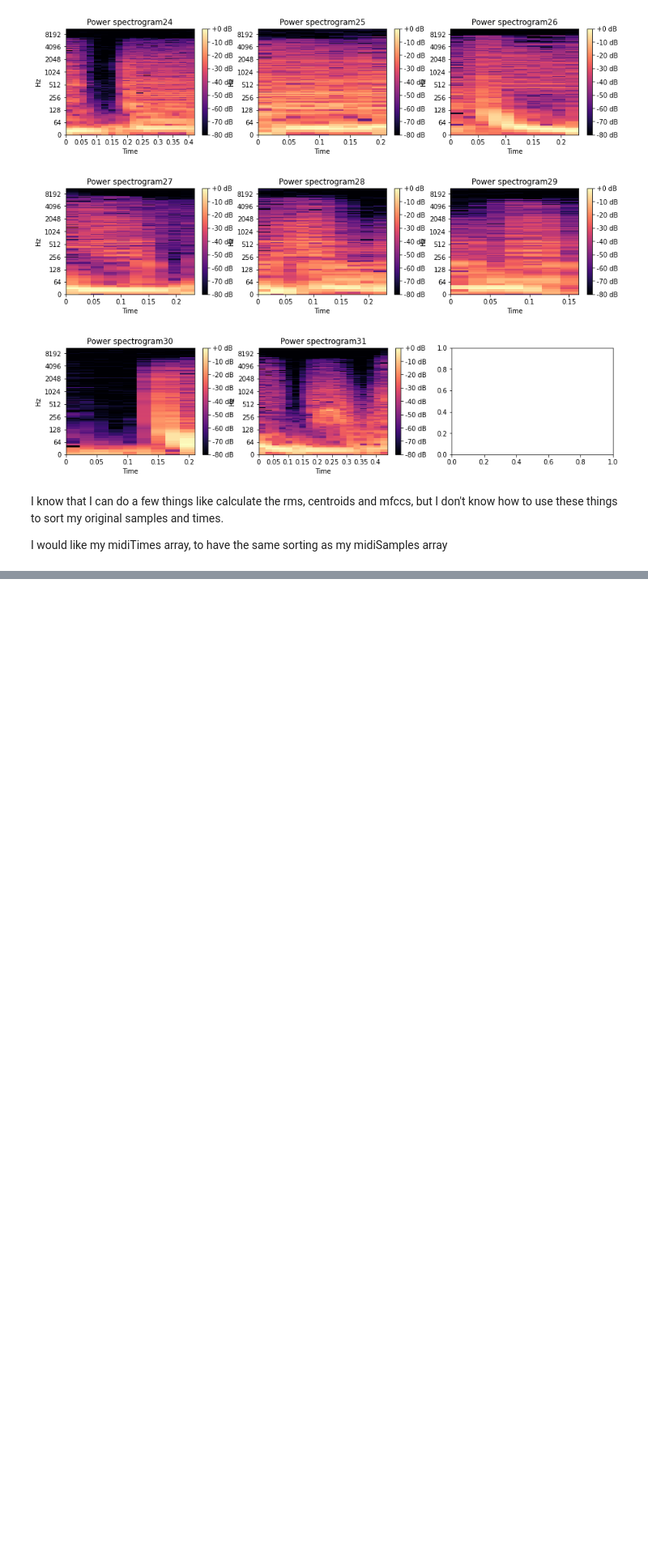
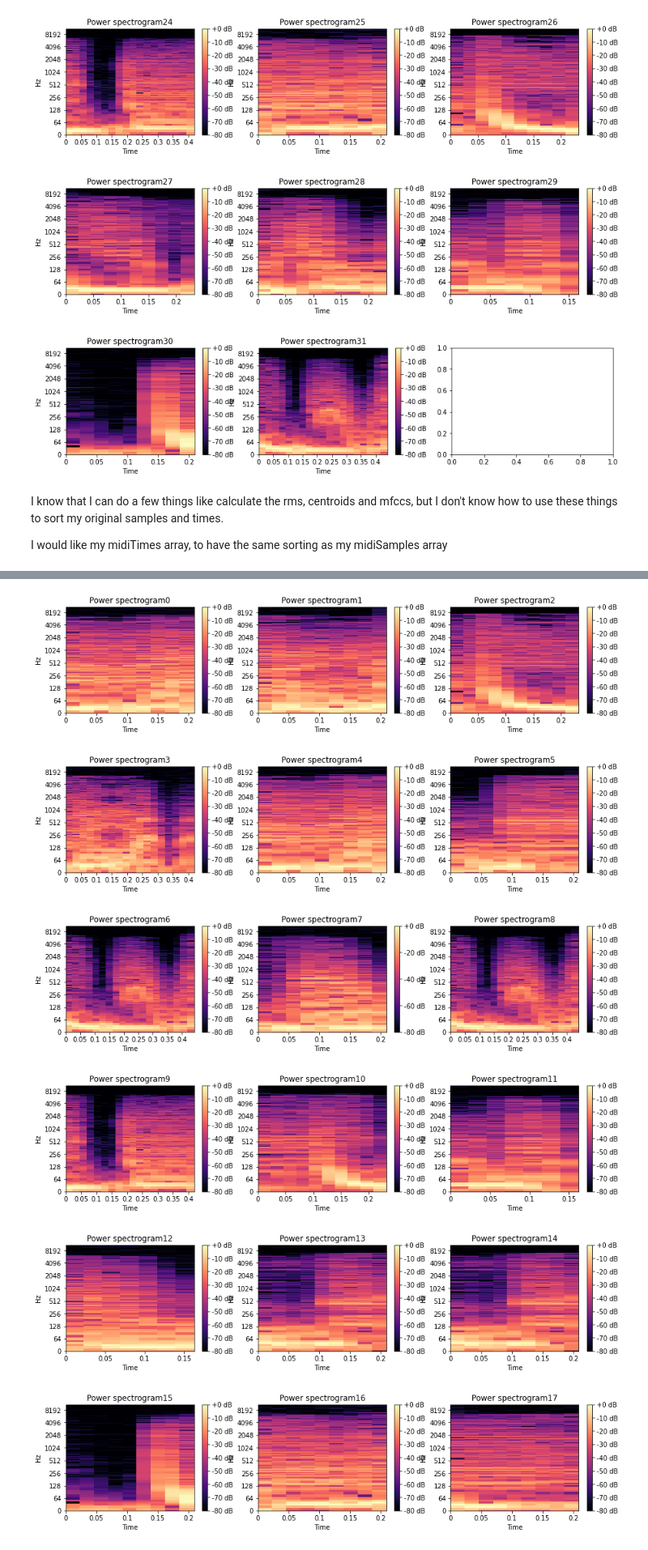
Before and after one commit to samgermain/sort_sounds_by_timbre, a Jupyter notebook: src/spectralFeatures.ipynb, the cells around one changed output, grey strips where cells are left out. Shown at 81% size. Saved outputs shown, nothing was run; the diff lists cells and outputs as text; code cells hidden in the pictures; blank space fills up the shorter version.

```diff
--- a/src/spectralFeatures.ipynb
+++ b/src/spectralFeatures.ipynb
@@ -22,6 +22,7 @@ save_transients(midiSamples, './transients', sr)
 I then create a Short-time Fourier transform for each of the sounds
 # %%
 S = [np.abs(librosa.stft(y)) for y in midiSamples]
+S = [np.array(s) for s in S]
 # %% [markdown]
 And can display each as a spectrogram. I can see from the spectrograms that sample_30, sample_24, sample_16, and sample_7 look like they are similar, and when I listen to them they sound similar, especially when compared to sounds like sample_31. Sample_13 and sample_14 look kinda similar, and have a similar sound also. Same with 12 and 20
 # %%
@@ -62,0 +69,33 @@ mfccs = [librosa.feature.mfcc(y=y, sr=sr) for y in midiSamples]
+# %%
+similarity_coefficents = []
+# print(S[6].shape)
+length = min([s.shape[1] for s in S])
+for index1 in range(len(S)):
+    diffs = []
+    for index2 in range(len(S)):
+        diff = S[index1][:,:length] - S[index2][:,:length]
+        diffs.append(diff)
+    sc = [np.sum(diff) for diff in diffs]
+    similarity_coefficents.append(np.abs(sc))
+# %%
+#everything = list(zip(midiTimes, S, similarity_coefficents))
+# sortSpecs = [[spec, coef] for coef,spec in sorted(zip(similarity_coefficents[0], S))]
+# for s in range(1, len(similarity_coefficents)):
+#     specs = [spec for [spec, coef] in sortSpecs]
+#     coefs = [coef for [spec, coef] in sortSpecs]
+#     print(coefs)
+#     sortSpecs = [[spec, coef] for coef,spec in sorted(zip(similarity_coefficents[s], specs ))]
+# sortSpecs = [spec for [spec, coef] in sortSpecs]
+sortSpecs = [spec for _,spec in sorted(zip(similarity_coefficents[0], S))]
+# similarity_coefficents = [list(coefList) for _, coefList in sorted(zip(similarity_coefficents[0], similarity_coefficents))]
+# for sc in similarity_coefficents:
+#     sc.pop(0)
+#for s in range(1, len(similarity_coefficents)):
+    # l = len(sortSpecs)
+    #similarity_coefficents = [coefList[s+1:l] for _, coefList in sorted(similarity_coefficents[s], ]
+    # sc = similarity_coefficents[s]
+    #sortSpecs = sortSpecs[0:s+1] + [spec for _,spec in sorted(zip(sc, sortSpecs[s+1:l] ))]
+
+    # similarity_coefficents = [list(coefList) for _, coefList in sorted(zip(similarity_coefficents[s], similarity_coefficents))]
+    # for sc in similarity_coefficents:
+    #     sc.pop(0)
@@ -62,0 +106,9 @@ mfccs = [librosa.feature.mfcc(y=y, sr=sr) for y in midiSamples]
+# %%
+drawSpecs(sortSpecs)
+# %% [output]
+[figure, added]
+[figure, added]
+[figure, added]
+[figure, added]
+[figure, added]
+[figure, added]
```
Also changed, not shown: parts of 4 cells of this notebook, 8 other files.
